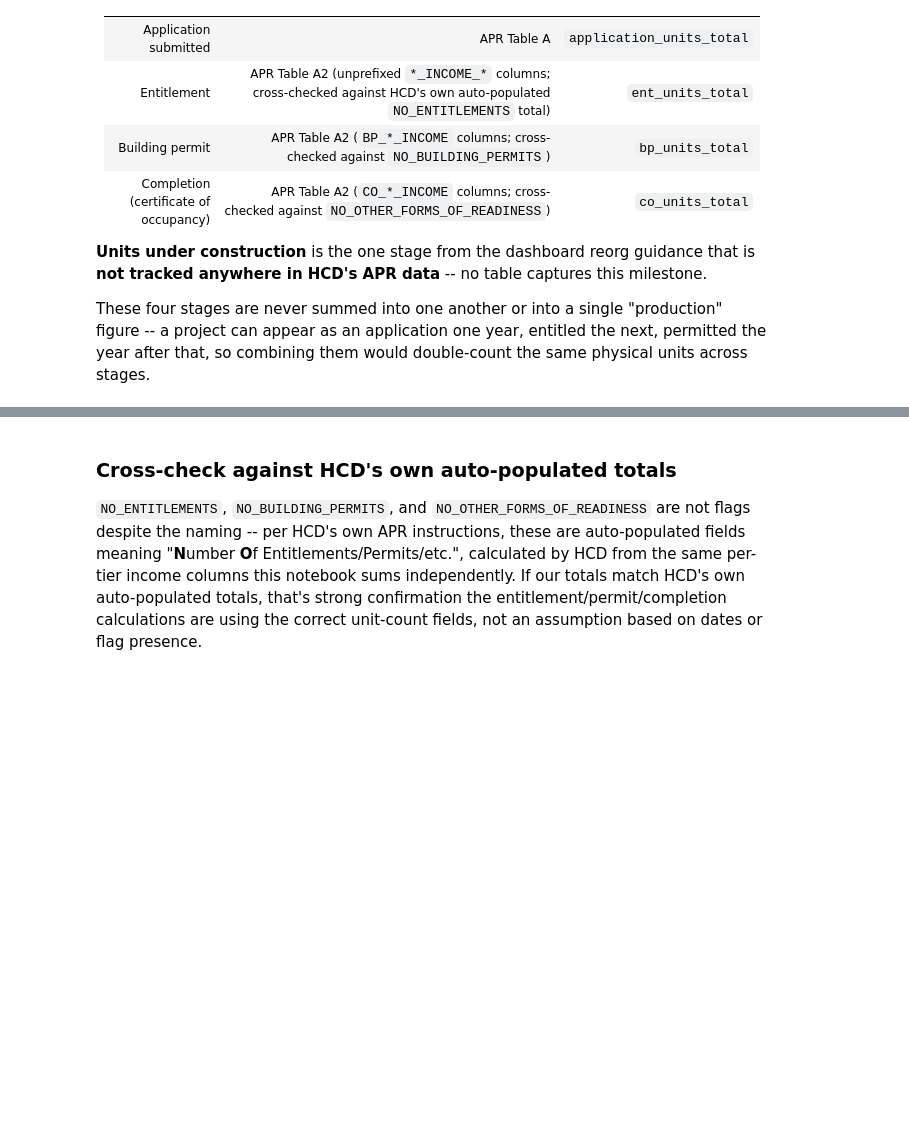
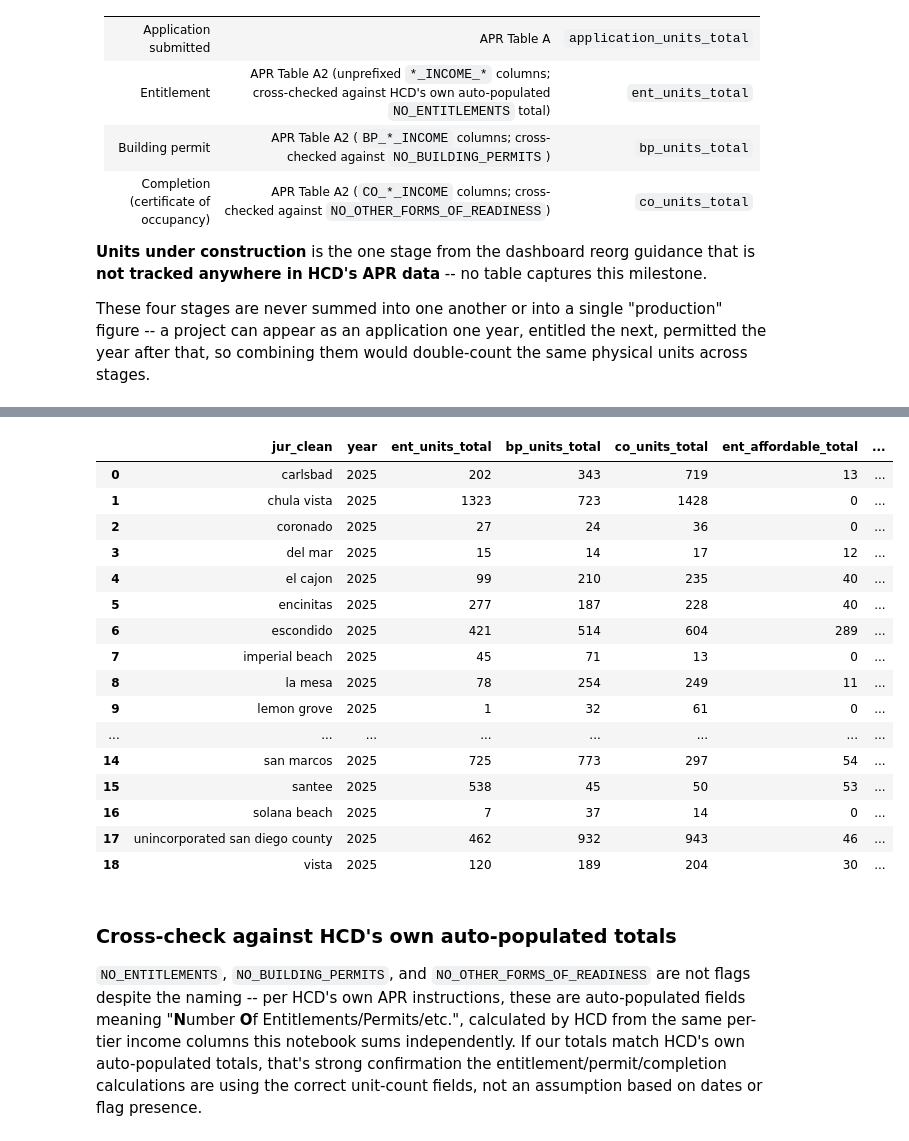
Before and after one commit to laurenthanhvo/chpd-dashboard-data-validation, a Jupyter notebook: van's work/notebooks/rhna_housing_production.ipynb, the cells around one changed output, grey strips where cells are left out. Drawn from its saved outputs; the diff is of its cells as text; code cells hidden in the pictures; blank space fills up the shorter version.

```diff
--- a/van's work/notebooks/rhna_housing_production.ipynb
+++ b/van's work/notebooks/rhna_housing_production.ipynb
@@ -171,6 +202,21 @@ ENT_INCOME_COLS = [
 ]
 BP_INCOME_COLS = [c for c in sd_apr_target_year.columns if c.upper().startswith("BP_") and "INCOME" in c.upper()]
 CO_INCOME_COLS = [c for c in sd_apr_target_year.columns if c.upper().startswith("CO_") and "INCOME" in c.upper()]
+
+# Same 4-tier grouping used for RHNA (very_low/low/moderate/above_moderate)
+# -- rolls Acutely Low + Extremely Low + Very Low columns into "very_low",
+# matching HCD's own convention that those sub-tiers count toward
+# very-low-income reporting.
+TIER_SUFFIX_GROUPS = {
+    "very_low": [
+        "ACUTELY_LOW_INCOME_DR", "ACUTELY_LOW_INCOME_NDR",
+        "EXTREMELY_LOW_INCOME_DR", "EXTREMELY_LOW_INCOME_NDR",
+        "VLOW_INCOME_DR", "VLOW_INCOME_NDR",
+    ],
+    "low": ["LOW_INCOME_DR", "LOW_INCOME_NDR"],
+    "moderate": ["MOD_INCOME_DR", "MOD_INCOME_NDR"],
+    "above_moderate": ["ABOVE_MOD_INCOME"],
+}
 
 sd_apr_target_year["ent_units_row"] = sd_apr_target_year[ENT_INCOME_COLS].sum(axis=1, numeric_only=True)
 sd_apr_target_year["bp_units_row"] = sd_apr_target_year[BP_INCOME_COLS].sum(axis=1, numeric_only=True)
@@ -183,33 +229,70 @@ above_mod_co = [c for c in CO_INCOME_COLS if "ABOVE" in c.upper()]
 sd_apr_target_year["ent_affordable_row"] = (
     sd_apr_target_year["ent_units_row"] - sd_apr_target_year[above_mod_ent].sum(axis=1, numeric_only=True)
 )
 sd_apr_target_year["bp_affordable_row"] = (
     sd_apr_target_year["bp_units_row"] - sd_apr_target_year[above_mod_bp].sum(axis=1, numeric_only=True)
 )
 sd_apr_target_year["co_affordable_row"] = (
     sd_apr_target_year["co_units_row"] - sd_apr_target_year[above_mod_co].sum(axis=1, numeric_only=True)
 )
 
+# Per-tier permit and completion columns -- kept alongside the overall
+# totals rather than replacing them.
+tier_agg_kwargs = {}
+for tier, suffixes in TIER_SUFFIX_GROUPS.items():
+    bp_cols = [f"BP_{s}" for s in suffixes if f"BP_{s}" in sd_apr_target_year.columns]
+    co_cols = [f"CO_{s}" for s in suffixes if f"CO_{s}" in sd_apr_target_year.columns]
+    sd_apr_target_year[f"bp_{tier}_row"] = sd_apr_target_year[bp_cols].sum(axis=1, numeric_only=True)
+    sd_apr_target_year[f"co_{tier}_row"] = sd_apr_target_year[co_cols].sum(axis=1, numeric_only=True)
+    tier_agg_kwargs[f"bp_{tier}_total"] = (f"bp_{tier}_row", "sum")
+    tier_agg_kwargs[f"co_{tier}_total"] = (f"co_{tier}_row", "sum")
+
 # The raw file is row-level (one row per project/address) -- group up to
 # jurisdiction-year before this becomes a usable production metric.
 production_by_year = (
     sd_apr_target_year
     .groupby("jur_clean", as_index=False)
     .agg(
         year=(YEAR_COL, "first"),
         ent_units_total=("ent_units_row", "sum"),
         bp_units_total=("bp_units_row", "sum"),
         co_units_total=("co_units_row", "sum"),
         ent_affordable_total=("ent_affordable_row", "sum"),
         bp_affordable_total=("bp_affordable_row", "sum"),
         co_affordable_total=("co_affordable_row", "sum"),
         project_rows=("jur_clean", "size"),
+        **tier_agg_kwargs,
     )
 )
 production_by_year["ent_affordable_share"] = production_by_year["ent_affordable_total"] / production_by_year["ent_units_total"]
 production_by_year["bp_affordable_share"] = production_by_year["bp_affordable_total"] / production_by_year["bp_units_total"]
 production_by_year["co_affordable_share"] = production_by_year["co_affordable_total"] / production_by_year["co_units_total"]
+
+# Sanity check: per-tier bp/co columns should sum back to the overall total.
+tier_bp_sum = production_by_year[[f"bp_{t}_total" for t in TIER_SUFFIX_GROUPS]].sum(axis=1)
+tier_co_sum = production_by_year[[f"co_{t}_total" for t in TIER_SUFFIX_GROUPS]].sum(axis=1)
+assert (tier_bp_sum == production_by_year["bp_units_total"]).all(), "BP tier columns do not sum to bp_units_total"
+assert (tier_co_sum == production_by_year["co_units_total"]).all(), "CO tier columns do not sum to co_units_total"
+
 production_by_year
+# %% [output]
+|  | jur_clean | year | ent_units_total | bp_units_total | co_units_total | ent_affordable_total | ... |
+| 0 | carlsbad | 2025 | 202 | 343 | 719 | 13 | ... |
+| 1 | chula vista | 2025 | 1323 | 723 | 1428 | 0 | ... |
+| 2 | coronado | 2025 | 27 | 24 | 36 | 0 | ... |
+| 3 | del mar | 2025 | 15 | 14 | 17 | 12 | ... |
+| 4 | el cajon | 2025 | 99 | 210 | 235 | 40 | ... |
+| 5 | encinitas | 2025 | 277 | 187 | 228 | 40 | ... |
+| 6 | escondido | 2025 | 421 | 514 | 604 | 289 | ... |
+| 7 | imperial beach | 2025 | 45 | 71 | 13 | 0 | ... |
+| 8 | la mesa | 2025 | 78 | 254 | 249 | 11 | ... |
+| 9 | lemon grove | 2025 | 1 | 32 | 61 | 0 | ... |
+| ... | ... | ... | ... | ... | ... | ... | ... |
+| 14 | san marcos | 2025 | 725 | 773 | 297 | 54 | ... |
+| 15 | santee | 2025 | 538 | 45 | 50 | 53 | ... |
+| 16 | solana beach | 2025 | 7 | 37 | 14 | 0 | ... |
+| 17 | unincorporated san diego county | 2025 | 462 | 932 | 943 | 46 | ... |
+| 18 | vista | 2025 | 120 | 189 | 204 | 30 | ... |
 # %% [markdown]
 ### Cross-check against HCD's own auto-populated totals
 
```
Also changed, not shown: parts of 36 cells of this notebook, 5 other files.
